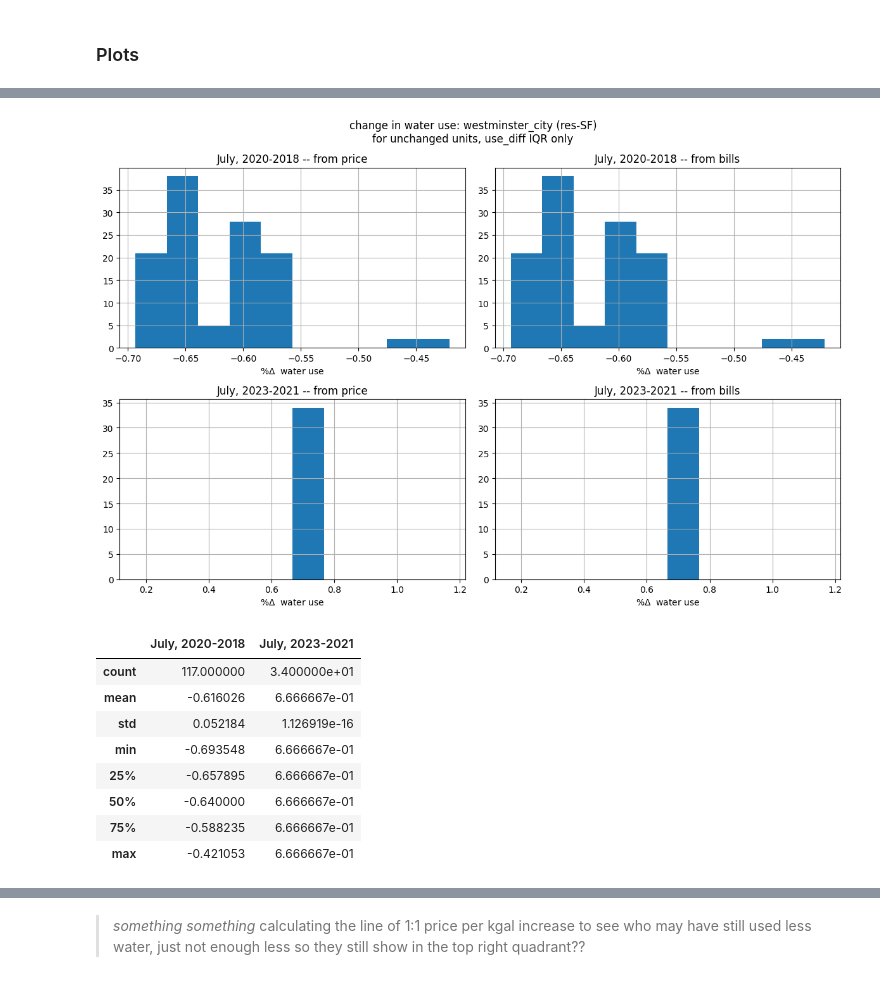
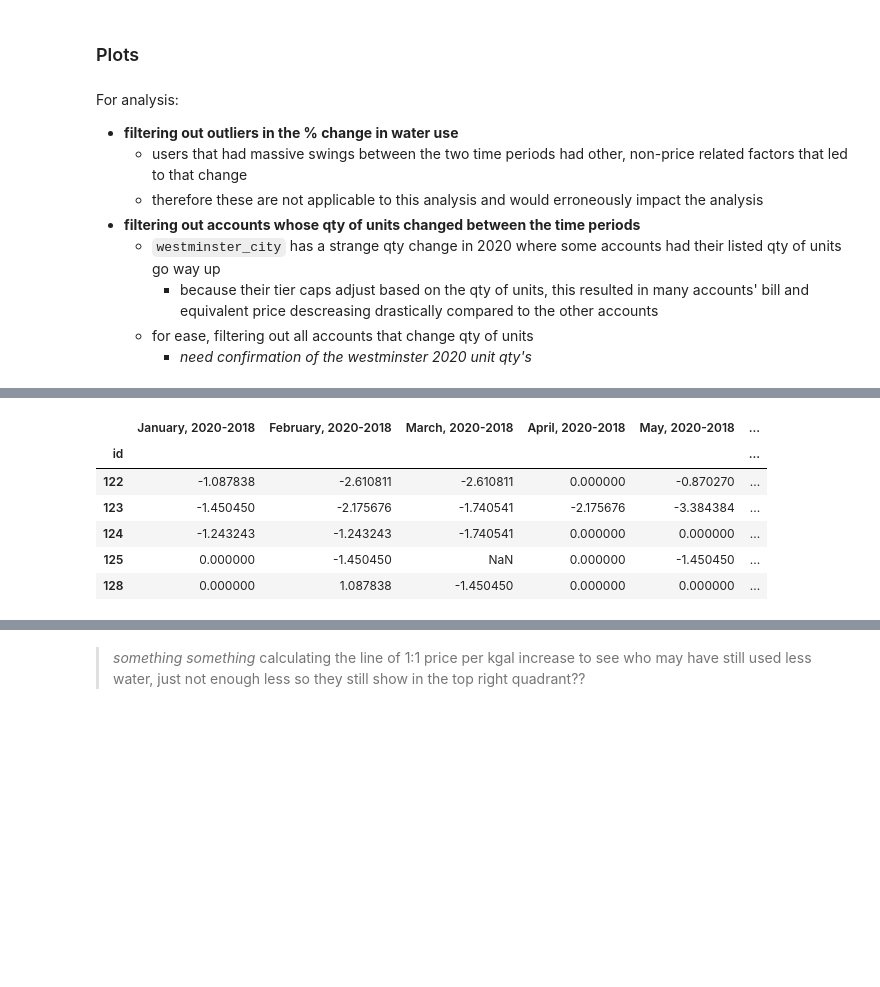
Before and after one commit to jade-fp/hub-gra-cwcb-rates, a Jupyter notebook: analysis_new.ipynb, the cells around one changed output, grey strips where cells are left out. Cells and saved outputs as stored; diff of their text form; code cells hidden in the pictures; blank space fills up the shorter version.

```diff
--- a/analysis_new.ipynb
+++ b/analysis_new.ipynb
@@ -1850,7 +1848,8 @@ def fxn_elasticity(data_use:pd.DataFrame,data_bills:pd.DataFrame,
                    filter_out_change_in_units=False,remove_use_diff_outliers=False,price_diff_bound=False,
                    y_data='price',compare=None,
                    show_plots=True,hist_range='all',scatter_alpha=0.1,
-                   ret_elas_df=False,export_to_png=False,investigate=False,elas_IQR=False,error_checking_return_local_vars=False):
+                   ret_elas_df=False,export_to_png=False,investigate=False,elas_IQR=False,describe=True,
+                   error_checking_return_local_vars=False):
     '''
     compare: dict
         compare = {
@@ -2050,7 +2049,8 @@ def fxn_elasticity(data_use:pd.DataFrame,data_bills:pd.DataFrame,
 
     df_described = pd.concat(df_described, axis=1).droplevel(1,axis=1)
     df_described.columns = df_described.columns.str.split(' -- ',expand=True)
-    display(df_described)
+    if describe:
+        display(df_described)
 
     if investigate:
         print(f'investigating {investigate}')
@@ -2082,21 +2082,45 @@ def fxn_elasticity(data_use:pd.DataFrame,data_bills:pd.DataFrame,
 # display(use_diff.head())
 # display(use.shape)
 # price.shape
+# %% [markdown]
+For analysis:
+- **filtering out outliers in the % change in water use**
+    - users that had massive swings between the two time periods had other, non-price related factors that led to that change
+    - therefore these are not applicable to this analysis and would erroneously impact the analysis
+- **filtering out accounts whose qty of units changed between the time periods**
+    - `westminster_city` has a strange qty change in 2020 where some accounts had their listed qty of units go way up
+        - because their tier caps adjust based on the qty of units, this resulted in many accounts' bill and equivalent price descreasing drastically compared to the other accounts
+    - for ease, filtering out all accounts that change qty of units
+        - *need confirmation of the westminster 2020 unit qty's*
 # %%
-sel_month = '07'
-fxn_elasticity(data_use=fxn_usage_filter(sel_provider,category=[sel_category]),#,time_endcaps_only=False,year_start=2018,year_end=2020,month=6),
-               data_bills=df_bills,
-               compare={
-                   'y_data': ['price','bills']
-                   ,
-                   'dates': [{'start':f'2018-{sel_month}-01','end':f'2020-{sel_month}-01'},{'start':f'2021-{sel_month}-01','end':f'2023-{sel_month}-01'}] # westminster
-                #    'dates': [{'start':'2014-01-01','end':'2016-01-01'},{'start':'2023-01-01','end':'2025-01-01'}] # foco
-               },
-               remove_use_diff_outliers=True,
-               filter_out_change_in_units=True,
-            #    price_diff_bound=0.01,
-               show_plots=True,
-               investigate=None,
-               elas_IQR=True,
-               ret_elas_df=False)
+# sel_month = '07'
+for month_i in range(1,13):
+      df_elas_r = fxn_elasticity(data_use=fxn_usage_filter(sel_provider,category=[sel_category]
+                                                ,time_endcaps_only=True,year_start=2018,year_end=2020,month=month_i
+                                                ),
+                                 data_bills=df_bills,
+                                 #compare={
+                                    # 'y_data': ['price','bills']
+                                    # ,
+                                    # 'dates': [{'start':f'2018-{sel_month}-01','end':f'2020-{sel_month}-01'},{'start':f'2018-07-01','end':f'2020-07-01'}] # westminster
+                                    # 'dates': [{'start':f'2014-{sel_month}-01','end':f'2016-{sel_month}-01'},{'start':f'2023-{sel_month}-01','end':f'2025-{sel_month}-01'}] # foco
+                                 #},
+                                 remove_use_diff_outliers=True,
+                                 filter_out_change_in_units=True,
+                                 # price_diff_bound=0.01,
+                                 show_plots=False,
+                                 investigate=None,
+                                 # elas_IQR=True,
+                                 ret_elas_df=True,
+                                 describe=False
+                                )
+      df_elas_r = list(df_elas_r.values())[0]
+      try:
+            df_elas = df_elas.join(df_elas_r,how='outer')
+      except:
+            df_elas = df_elas_r
+del df_elas_r
+
+df_elas.sort_index()
+df_elas.head()
 # %% [output]
@@ -2104,10 +2127,7 @@ fxn_elasticity(data_use=fxn_usage_filter(sel_provider,category=[sel_category]),#
-[figure, removed]
-|  | July, 2020-2018 | July, 2023-2021 |
-| count | 117.000000 | 3.400000e+01 |
-| mean | -0.616026 | 6.666667e-01 |
-| std | 0.052184 | 1.126919e-16 |
-| min | -0.693548 | 6.666667e-01 |
-| 25% | -0.657895 | 6.666667e-01 |
-| 50% | -0.640000 | 6.666667e-01 |
-| 75% | -0.588235 | 6.666667e-01 |
-| max | -0.421053 | 6.666667e-01 |
+|  | January, 2020-2018 | February, 2020-2018 | March, 2020-2018 | April, 2020-2018 | May, 2020-2018 | ... |
+| id |  |  |  |  |  | ... |
+| 122 | -1.087838 | -2.610811 | -2.610811 | 0.000000 | -0.870270 | ... |
+| 123 | -1.450450 | -2.175676 | -1.740541 | -2.175676 | -3.384384 | ... |
+| 124 | -1.243243 | -1.243243 | -1.740541 | 0.000000 | 0.000000 | ... |
+| 125 | 0.000000 | -1.450450 | NaN | 0.000000 | -1.450450 | ... |
+| 128 | 0.000000 | 1.087838 | -1.450450 | 0.000000 | 0.000000 | ... |
```
Also changed, not shown: parts of 18 cells of this notebook.
